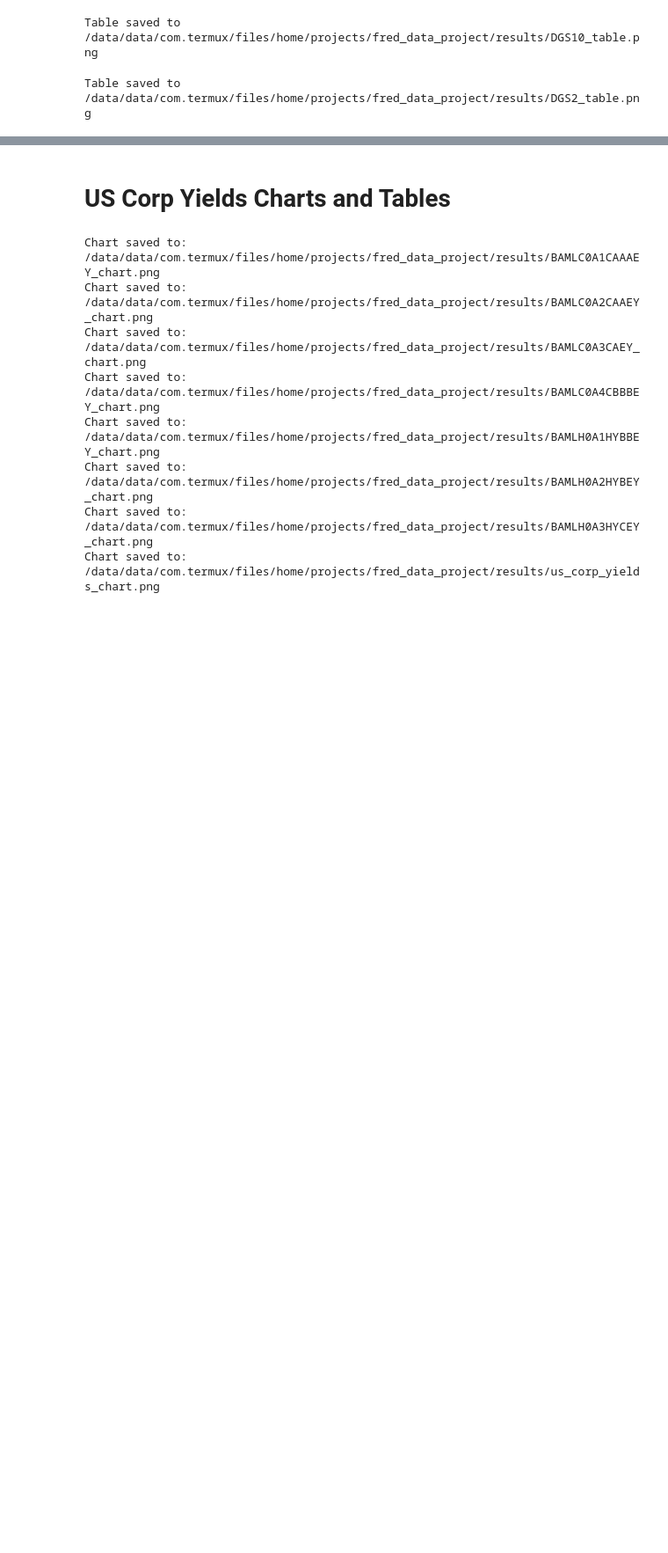
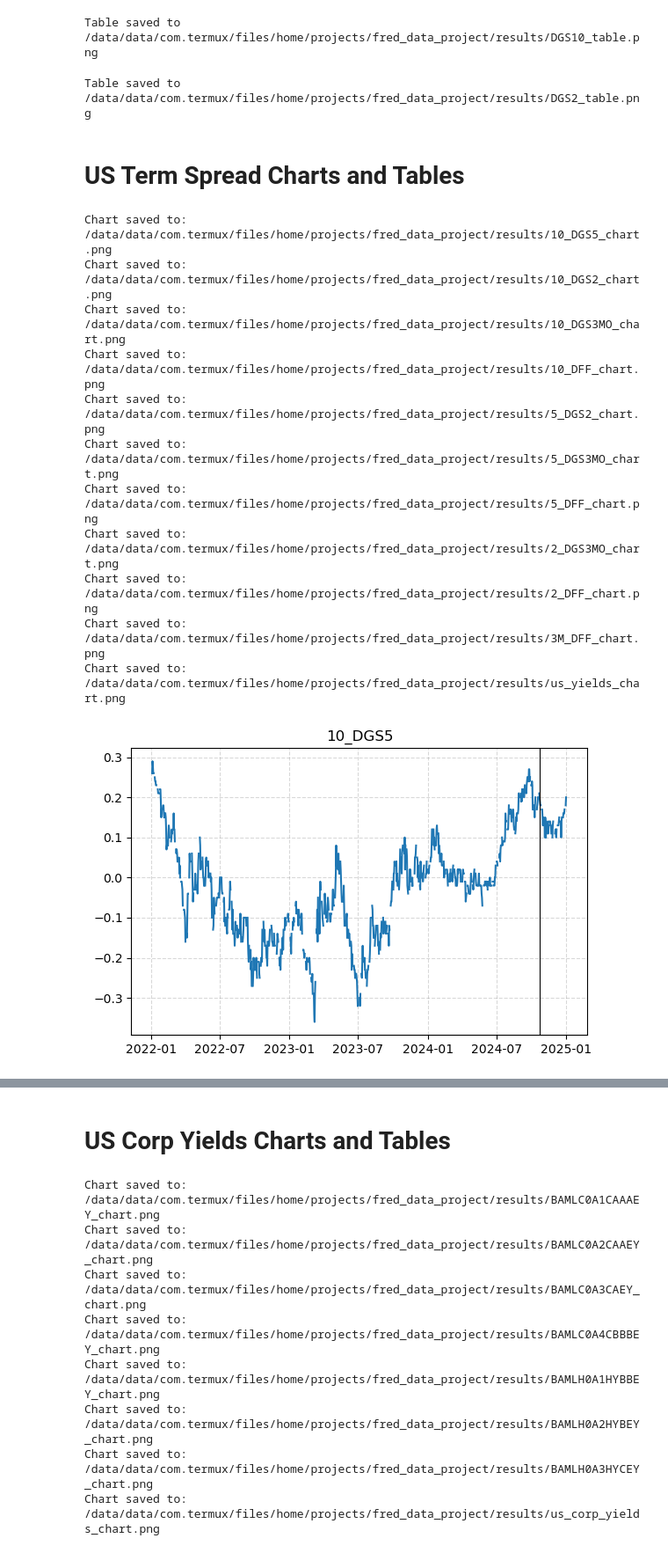
Before and after one commit to jketches/fred_data_project, a Jupyter notebook: notebooks/Fred_data.ipynb, the cells around one changed output, grey strips where cells are left out. Shown at 88% size. Saved outputs shown, nothing was run; the diff lists cells and outputs as text; code cells hidden in the pictures; blank space fills up the shorter version.

Commit message:
more data analysis

```diff
--- a/notebooks/Fred_data.ipynb
+++ b/notebooks/Fred_data.ipynb
@@ -76,7 +76,7 @@ from pdf_report import PDFReportGenerator, create_report
 # Fetch the FRED data for US yields
 
 series_ids = ["DFF","DGS3MO","DGS1","DGS2", "DGS5","DGS7","DGS10"]
-us_yields = fred_config.fetch_fred_data(series_ids, start_date="", frequency="")
+us_yields = fred_config.fetch_fred_data(series_ids, start_date="", frequency="",force_refresh=False,results_dir=data_dir)
 
 #us_yields.rename(columns=fred_config.FRED_SERIES, inplace=True)
 # %% [output]
@@ -207,3 +252,44 @@ save_path = f"{results_dir}/{series}_table.png"
 create_analysis_table(series, start_date, us_yields,save_path)
 # %% [output]
 Table saved to /data/data/com.termux/files/home/projects/fred_data_project/results/DGS2_table.png
+# %% [markdown]
+# US Term Spread Charts and Tables
+# %%
+# US term spread charts
+
+# Extract column names from the DataFrame
+us_term_spreads_ids = ["10_DGS5","10_DGS2","10_DGS3MO","10_DFF",
+                      "5_DGS2","5_DGS3MO","5_DFF",
+                      "2_DGS3MO","2_DFF",
+                      "3M_DFF"]
+
+# Set chart parameters
+vline = ["2024-10-23"]
+custom_dates = ["2024-12-11", "2024-10-23","2024-09-4","2024-07-24","2024-04-10"]  # dates to include in tables
+start_date = "2022-01-01"
+
+# Loop to create individual charts for each series
+for series in us_term_spreads_ids:
+    create_chart(us_term_spreads, [series], start_date=start_date, show_data_label=False,
+                 title=None, vlines=vline, show_table=False, custom_dates=custom_dates,
+                 save_path=f"{results_dir}/{series}_chart.png")
+
+ts_chart = ["3M_DFF","2_DGS3MO","5_DGS2","10_DGS5","10_DGS2","10_DGS3MO","10_DFF"]
+
+# Create a single chart for the entire group
+create_chart(us_term_spreads, ts_chart, start_date=start_date, title="US Term Spreads",
+             show_data_label=False, vlines=vline, show_table=False, custom_dates=custom_dates,
+             save_path=f"{results_dir}/us_term_spreads_chart.png")
+# %% [output]
+Chart saved to: /data/data/com.termux/files/home/projects/fred_data_project/results/10_DGS5_chart.png
+Chart saved to: /data/data/com.termux/files/home/projects/fred_data_project/results/10_DGS2_chart.png
+Chart saved to: /data/data/com.termux/files/home/projects/fred_data_project/results/10_DGS3MO_chart.png
+Chart saved to: /data/data/com.termux/files/home/projects/fred_data_project/results/10_DFF_chart.png
+Chart saved to: /data/data/com.termux/files/home/projects/fred_data_project/results/5_DGS2_chart.png
+Chart saved to: /data/data/com.termux/files/home/projects/fred_data_project/results/5_DGS3MO_chart.png
+Chart saved to: /data/data/com.termux/files/home/projects/fred_data_project/results/5_DFF_chart.png
+Chart saved to: /data/data/com.termux/files/home/projects/fred_data_project/results/2_DGS3MO_chart.png
+Chart saved to: /data/data/com.termux/files/home/projects/fred_data_project/results/2_DFF_chart.png
+Chart saved to: /data/data/com.termux/files/home/projects/fred_data_project/results/3M_DFF_chart.png
+Chart saved to: /data/data/com.termux/files/home/projects/fred_data_project/results/us_yields_chart.png
+[figure, added]
```
Also changed, not shown: parts of 8 cells of this notebook, 4 other files.
